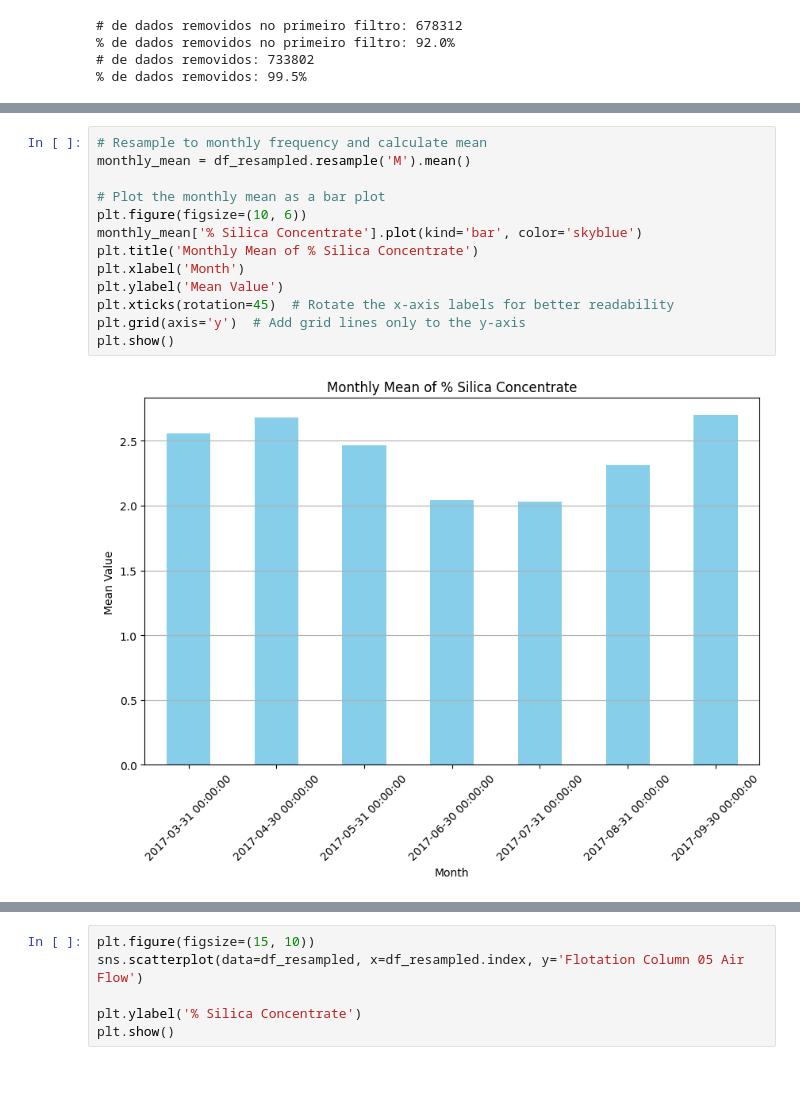
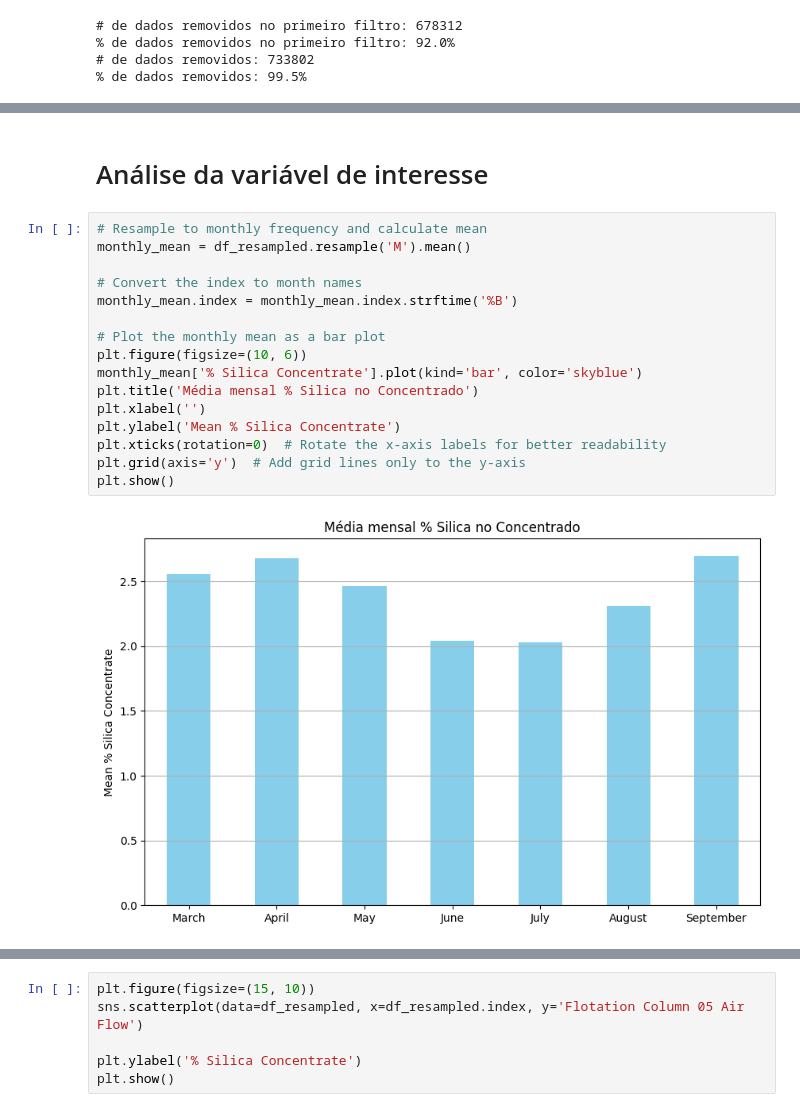
Before and after one commit to totscheffer/caseihm, a Jupyter notebook: Análise Exploratória.ipynb, the cells around one changed output, grey strips where cells are left out. Saved outputs shown, nothing was run; the diff lists cells and outputs as text; blank space fills up the shorter version.

```diff
--- a/Análise Exploratória.ipynb
+++ b/Análise Exploratória.ipynb
@@ -375,15 +405,20 @@ Name: date, dtype: timedelta64[ns]
+# %% [markdown]
+# Análise da variável de interesse
 # %%
 # Resample to monthly frequency and calculate mean
 monthly_mean = df_resampled.resample('M').mean()
 
+# Convert the index to month names
+monthly_mean.index = monthly_mean.index.strftime('%B')
+
 # Plot the monthly mean as a bar plot
 plt.figure(figsize=(10, 6))
 monthly_mean['% Silica Concentrate'].plot(kind='bar', color='skyblue')
-plt.title('Monthly Mean of % Silica Concentrate')
-plt.xlabel('Month')
-plt.ylabel('Mean Value')
-plt.xticks(rotation=45)  # Rotate the x-axis labels for better readability
+plt.title('Média mensal % Silica no Concentrado')
+plt.xlabel('')
+plt.ylabel('Mean % Silica Concentrate')
+plt.xticks(rotation=0)  # Rotate the x-axis labels for better readability
 plt.grid(axis='y')  # Add grid lines only to the y-axis
 plt.show()
 # %% [output]
-[figure, old version]
+[figure, new version]
```
Also changed, not shown: parts of 70 cells of this notebook, 2 other files.
